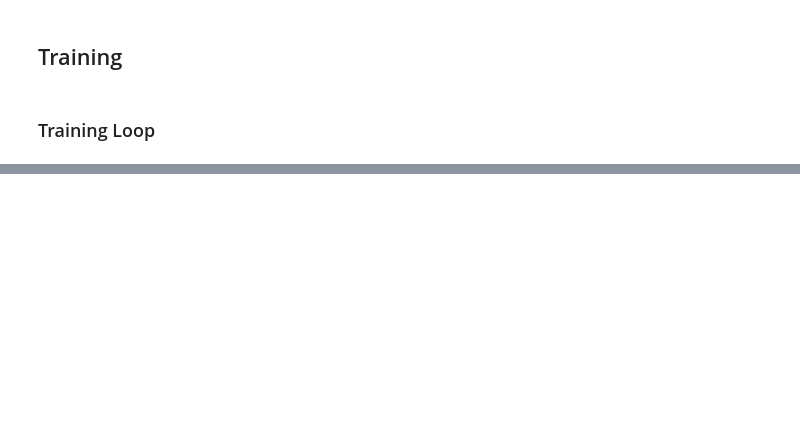
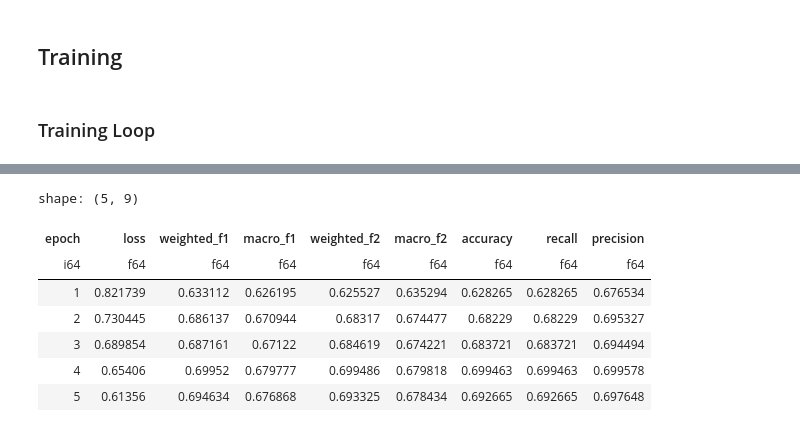
Before and after one commit to DanielHLelis/Neural-Nets-TP2, a Jupyter notebook: notebooks/30-Embeddings.ipynb, the cells around one changed output, grey strips where cells are left out. Saved outputs shown, nothing was run; the diff lists cells and outputs as text; code cells hidden in the pictures; blank space fills up the shorter version.

Commit message:
split validation and test for re-delivery

```diff
--- a/notebooks/30-Embeddings.ipynb
+++ b/notebooks/30-Embeddings.ipynb
@@ -188,19 +203,24 @@ os.makedirs(MODEL_PATH, exist_ok=True)
 
 loss_history = []
 metric_history = []
+test_metric_history = []
 target_metric = ('Weighted F2', 'weighted_f2')
 best_metric = float('-inf')
 best_epoch = 0
 
 # Save the best model; Override checkpoints; Track metrics
 def epoch_callback(epoch, avg_loss):
-    global loss_history, metric_history, target_metric, best_metric, best_epoch
+    global loss_history, metric_history, test_metric_history, target_metric, best_metric, best_epoch
 
-    metrics = validate_result()
-    print(f'Epoch {epoch+1}: Loss: {avg_loss:.4f}')
-    print(f'{target_metric[0]}: {metrics[target_metric[1]]:.4f}')
+    metrics = validate_result(validate_loader, model)
     loss_history.append(avg_loss)
     metric_history.append(metrics)
+    test_metrics = validate_result(test_loader, model)
+    test_metric_history.append(test_metrics)
+
+    print(f'Epoch {epoch+1}: Loss: {avg_loss:.4f}')
+    print(f'Validation {target_metric[0]}: {metrics[target_metric[1]]:.4f}')
+    print(f'Test {target_metric[0]}: {test_metrics[target_metric[1]]:.4f}')
 
     if metrics[target_metric[1]] > best_metric:
         print(f'New best model found!')
@@ -268,9 +298,24 @@ Running training epoch 12/20
 # %%
 # Build result metrics data frame per epoch
 result_df = pl.DataFrame({
     'epoch': range(1, len(loss_history) + 1),
     'loss': loss_history,
 }).with_columns(pl.from_dicts(metric_history))
+
+test_result_df = pl.DataFrame({
+    'epoch': range(1, len(loss_history) + 1),
+}).with_columns(pl.from_dicts(test_metric_history))
+
+result_df.head()
+# %% [output]
+shape: (5, 9)
+| epoch | loss | weighted_f1 | macro_f1 | weighted_f2 | macro_f2 | accuracy | recall | precision |
+| i64 | f64 | f64 | f64 | f64 | f64 | f64 | f64 | f64 |
+| 1 | 0.821739 | 0.633112 | 0.626195 | 0.625527 | 0.635294 | 0.628265 | 0.628265 | 0.676534 |
+| 2 | 0.730445 | 0.686137 | 0.670944 | 0.68317 | 0.674477 | 0.68229 | 0.68229 | 0.695327 |
+| 3 | 0.689854 | 0.687161 | 0.67122 | 0.684619 | 0.674221 | 0.683721 | 0.683721 | 0.694494 |
+| 4 | 0.65406 | 0.69952 | 0.679777 | 0.699486 | 0.679818 | 0.699463 | 0.699463 | 0.699578 |
+| 5 | 0.61356 | 0.694634 | 0.676868 | 0.693325 | 0.678434 | 0.692665 | 0.692665 | 0.697648 |
 # %%
 # Plot Loss and Target Metric per Epoch, highlighting the peak
 fig_a = px.line(result_df, x='epoch', y='loss', title='Loss per Epoch', template='plotly_dark')
```
Also changed, not shown: parts of 4 cells of this notebook, 19 other files.
